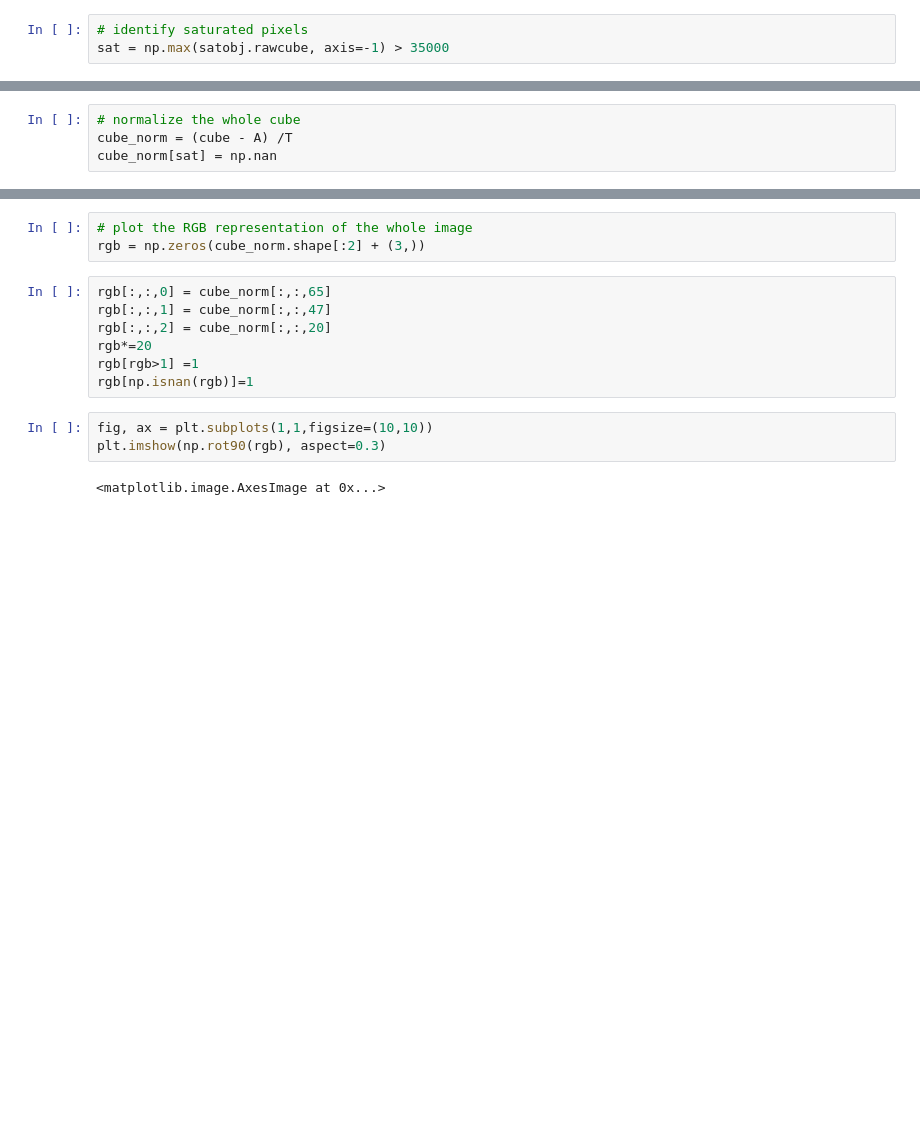
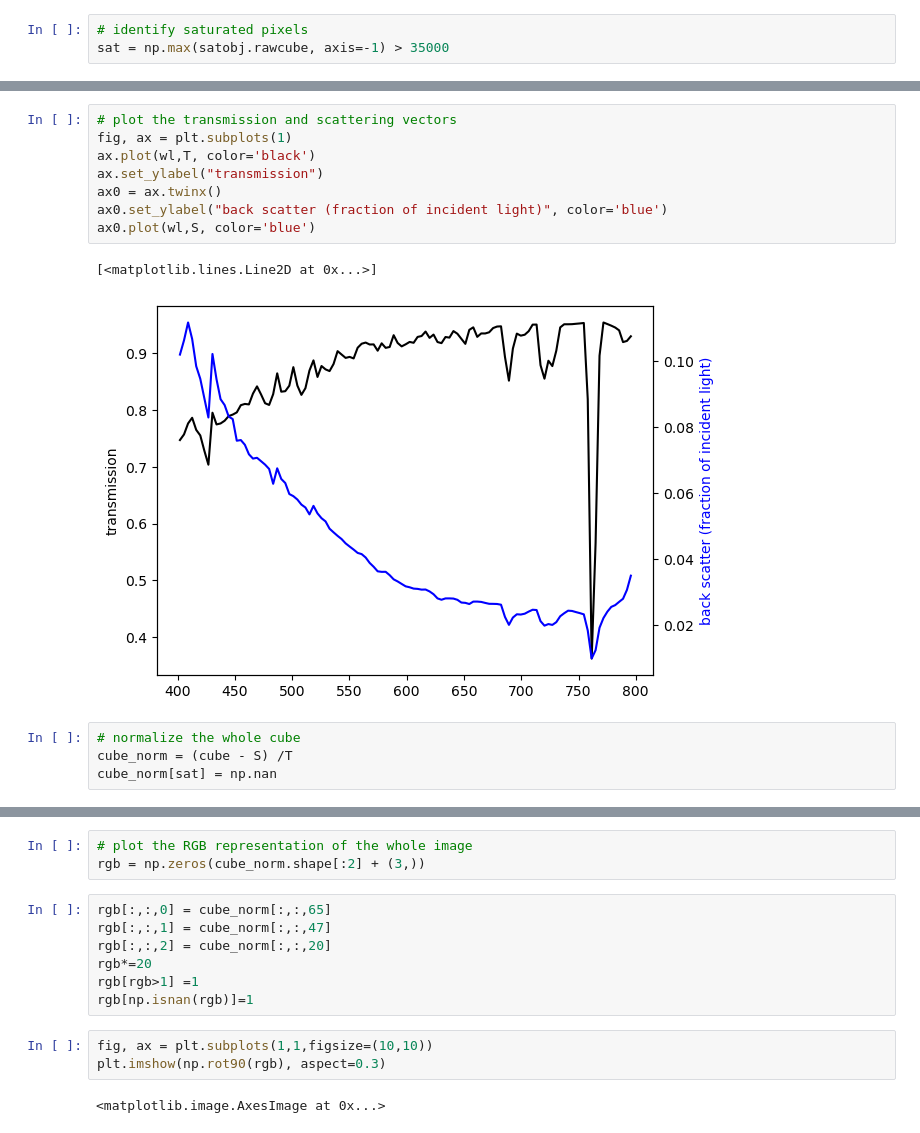
Before and after one commit to NTNU-SmallSat-Lab/MACHI, a Jupyter notebook: demo.ipynb, the cells around one changed output, grey strips where cells are left out. Saved outputs shown, nothing was run; the diff lists cells and outputs as text; blank space fills up the shorter version.

```diff
--- a/demo.ipynb
+++ b/demo.ipynb
@@ -62,6 +69,17 @@ ax0.plot(wl,A, color='blue')
+# %%
+# plot the transmission and scattering vectors
+fig, ax = plt.subplots(1)
+ax.plot(wl,T, color='black')
+ax.set_ylabel("transmission")
+ax0 = ax.twinx()
+ax0.set_ylabel("back scatter (fraction of incident light)", color='blue')
+ax0.plot(wl,S, color='blue')
+# %% [output]
+[<matplotlib.lines.Line2D at 0x...>]
+[figure, added]
 # %%
 # normalize the whole cube
-cube_norm = (cube - A) /T
+cube_norm = (cube - S) /T
 cube_norm[sat] = np.nan
 # %%
 # compare a water pixel before and after atmospheric compensation
```
Also changed, not shown: parts of 19 cells of this notebook, 1 other file.
